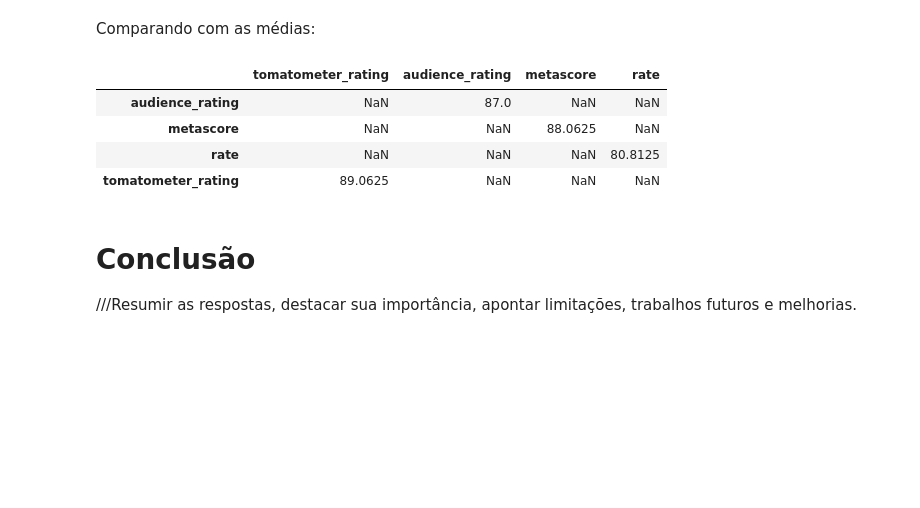
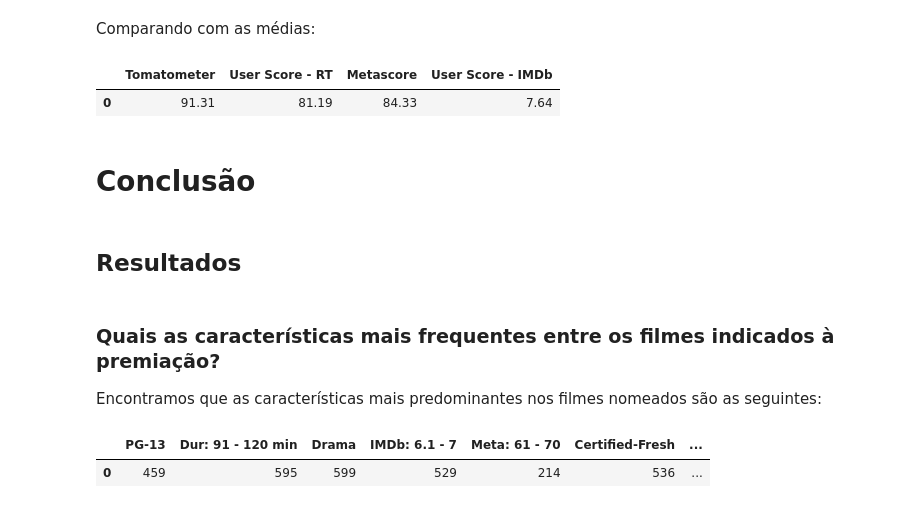
Before and after one commit to Jayvolv/Projeto-ICD, a Jupyter notebook: Projeto_FInal_ICD.ipynb, the cells around one changed output. Drawn from its saved outputs; the diff is of its cells as text; code cells hidden in the pictures; blank space fills up the shorter version.

```diff
--- a/Projeto_FInal_ICD.ipynb
+++ b/Projeto_FInal_ICD.ipynb
@@ -637,0 +822,10 @@ Agora, traçaremos o perfil desses filmes:
+# %%
+#Criando o dataframe:
+count_audience_rating_cut = df_cut
+count_audience_rating_cut['audience_break'] = count_audience_rating_cut['audience_rating'].apply(n_break, args = (0, 10, 10))
+count_audience_rating_cut = count_audience_rating_cut.groupby(['audience_break']).size()
+
+#Visualização:
+f, axs = plt.subplots(figsize = (16, 7))
+graph_audience_cut = sns.barplot(x = count_audience_rating_cut.index, y = count_audience_rating_cut.values)
+graph_audience_cut.set(xlabel = 'Notas', ylabel = 'Nº de filmes')
@@ -709,18 +940,25 @@ Comparando com as médias:
 # %%
 tomatometer_mean = df_cut[['tomatometer_rating']].mean()
 audience_mean = df_cut[['audience_rating']].mean()
 metascore_mean = df_cut[['metascore']].mean()
 imdb_mean = df_cut[['rate']].mean()
 
-dicio = {'tomatometer_rating': tomatometer_mean, 'audience_rating': audience_mean, 'metascore': metascore_mean, 'rate': imdb_mean}
-pd.DataFrame(data = dicio)
+data = [[f'{float(tomatometer_mean):.2f}', f'{float(audience_mean):.2f}', f'{float(metascore_mean):.2f}', f'{float(imdb_mean):.2f}']]
+
+pd.DataFrame(data = data, columns = ['Tomatometer', 'User Score - RT', 'Metascore', 'User Score - IMDb'])
 # %% [output]
-|  | tomatometer_rating | audience_rating | metascore | rate |
-| audience_rating | NaN | 87.0 | NaN | NaN |
-| metascore | NaN | NaN | 88.0625 | NaN |
-| rate | NaN | NaN | NaN | 80.8125 |
-| tomatometer_rating | 89.0625 | NaN | NaN | NaN |
+|  | Tomatometer | User Score - RT | Metascore | User Score - IMDb |
+| 0 | 91.31 | 81.19 | 84.33 | 7.64 |
-# %% [markdown]
-# Conclusão
-
-///Resumir as respostas, destacar sua importância, apontar limitações, trabalhos futuros e melhorias.
+# %% [markdown]
+# Conclusão
+# %% [markdown]
+## Resultados
+# %% [markdown]
+### Quais as características mais frequentes entre os filmes indicados à premiação?
+
+Encontramos que as características mais predominantes nos filmes nomeados são as seguintes:
+# %%
+result
+# %% [output]
+|  | PG-13 | Dur: 91 - 120 min | Drama | IMDb: 6.1 - 7 | Meta: 61 - 70 | Certified-Fresh | ... |
+| 0 | 459 | 595 | 599 | 529 | 214 | 536 | ... |
```
Also changed, not shown: parts of 52 cells of this notebook.
